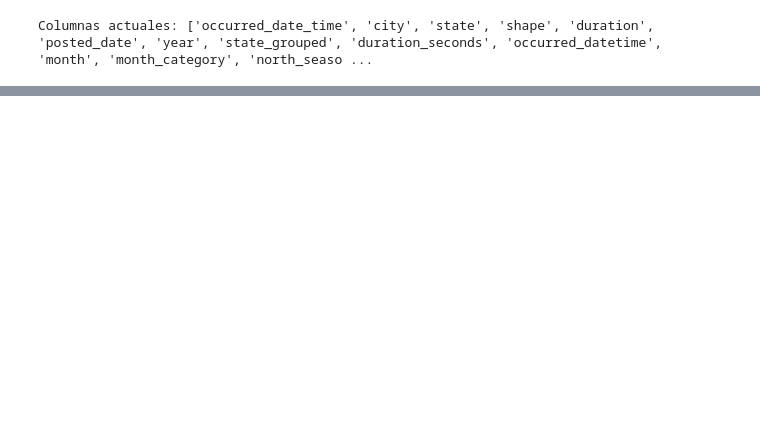
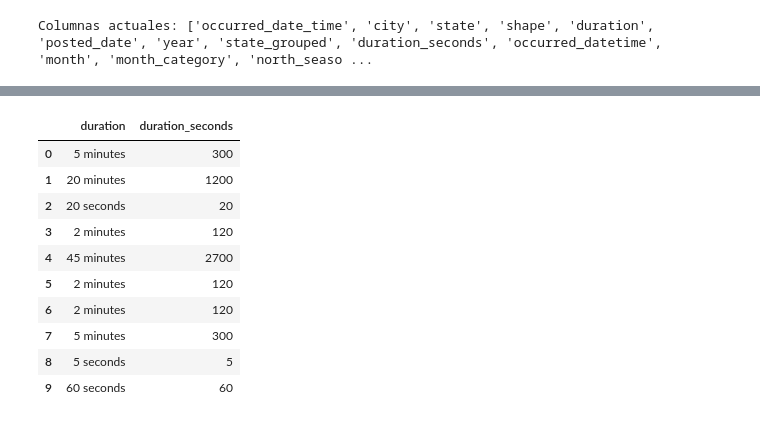
Before and after one commit to arieltunon74/Aprendizaje_automatico_parcial_2026, a Jupyter notebook: notebooks/01 - Preprocesamiento y Escalado/01_Limpieza_y_Preprocesamiento_.ipynb, the cells around one changed output, grey strips where cells are left out. Saved outputs shown, nothing was run; the diff lists cells and outputs as text; code cells hidden in the pictures; blank space fills up the shorter version.

```diff
--- a/notebooks/01 - Preprocesamiento y Escalado/01_Limpieza_y_Preprocesamiento_.ipynb
+++ b/notebooks/01 - Preprocesamiento y Escalado/01_Limpieza_y_Preprocesamiento_.ipynb
@@ -1796,6 +1843,7 @@ regiones_eeuu = {
         'WV',
         'DE',
         'MD',
+        'DC',
     ],
     'Midwest': [
         'IL',
@@ -1901,6 +1949,10 @@ canadian_codes = [
     'YT',
     'PR',
     'SC',
+    'NF',
+    'SA',
+    'YK',
+    'VI',
 ]
 
 print('Dimensiones antes del filtro:', df.shape)
@@ -1988,3 +2003,15 @@ CORRIGE year
+# %%
+# Borra ultimos duplicados
+df = df.drop_duplicates().reset_index(drop=True).copy()
 # %%
 # Convertir a texto, quitar el último carácter (el '0' sobrante) y volver a pasarlo a entero
 df['year'] = df['year'].astype(str).str.slice(0, 4).astype('Int64')
+# %%
+
+# 1. Unificar "Otras" -> "Other" en shape_grouped
+df['shape_grouped'] = df['shape_grouped'].replace({'Otras': 'Other'})
+
+# 2. Verificación
+print(df['shape_grouped'].value_counts())
+print(df['shape_grouped'].nunique())   # debe dar 7 (antes 8)
+print((df['shape_grouped'] == 'Other').sum())   # debe dar 29.535 (6.845 + 22.690)
@@ -1990,0 +2032,62 @@ df['year'] = df['year'].astype(str).str.slice(0, 4).astype('Int64')
+# %%
+import pandas as pd
+import numpy as np
+import re
+
+# Restaurar temporalmente la columna 'duration' si no existe
+if 'duration' not in df.columns:
+    try:
+        df_original = pd.read_csv(csv_path, low_memory=False, on_bad_lines='skip')
+        df_original.columns = df_original.columns.str.strip().str.lower()
+        if 'id' in df.columns and 'id' in df_original.columns:
+            df = df.merge(df_original[['id', 'duration']], on='id', how='left')
+        else:
+            df['duration'] = df_original['duration'].loc[df.index]
+        print("✓ Columna 'duration' recuperada con éxito para el procesamiento.")
+    except Exception as e:
+        print("No se pudo recuperar 'duration' automáticamente:", e)
+
+# 2. Función precisa para limpiar y convertir la duración
+def limpiar_duracion_exacta(val):
+    if pd.isna(val):
+        return np.nan
+
+    val_str = str(val).lower().strip()
+
+    # Si contiene minutos
+    if 'min' in val_str:
+        match = re.findall(r'\d+', val_str)
+        if match:
+            try:
+                num = float(match[0])
+                return num * 60
+            except:
+                return np.nan
+
+    # Si contiene segundos o solo números
+    match = re.findall(r'\d+', val_str)
+    if match:
+        try:
+            return float(match[0])
+        except:
+            return np.nan
+
+    return np.nan
+
+# 3. Aplicar la función a la columna duration para crear 'duration_seconds'
+if 'duration' in df.columns:
+    df['duration_seconds'] = df['duration'].apply(limpiar_duracion_exacta)
+
+    # 💡 CONVERSIÓN CLAVE: Esto elimina el .0 y lo transforma en un entero limpio (admite nulos)
+    df['duration_seconds'] = df['duration_seconds'].astype('Int64')
+
+# 4. Guardar los cambios en el dataset
+output_path = 'dataset_procesado.csv'
+df.to_csv(output_path, index=False)
+
+print("¡Conversión de duración realizada con éxito!")
+if 'duration' in df.columns:
+    display(df[['duration', 'duration_seconds']].head(10))
+else:
+    display(df[['duration_seconds']].head(10))
+# %% [output]
@@ -1990,0 +2095,11 @@ df['year'] = df['year'].astype(str).str.slice(0, 4).astype('Int64')
+|  | duration | duration_seconds |
+| 0 | 5 minutes | 300 |
+| 1 | 20 minutes | 1200 |
+| 2 | 20 seconds | 20 |
+| 3 | 2 minutes | 120 |
+| 4 | 45 minutes | 2700 |
+| 5 | 2 minutes | 120 |
+| 6 | 2 minutes | 120 |
+| 7 | 5 minutes | 300 |
+| 8 | 5 seconds | 5 |
+| 9 | 60 seconds | 60 |
```
Also changed, not shown: parts of 30 cells of this notebook, 1 other file.
